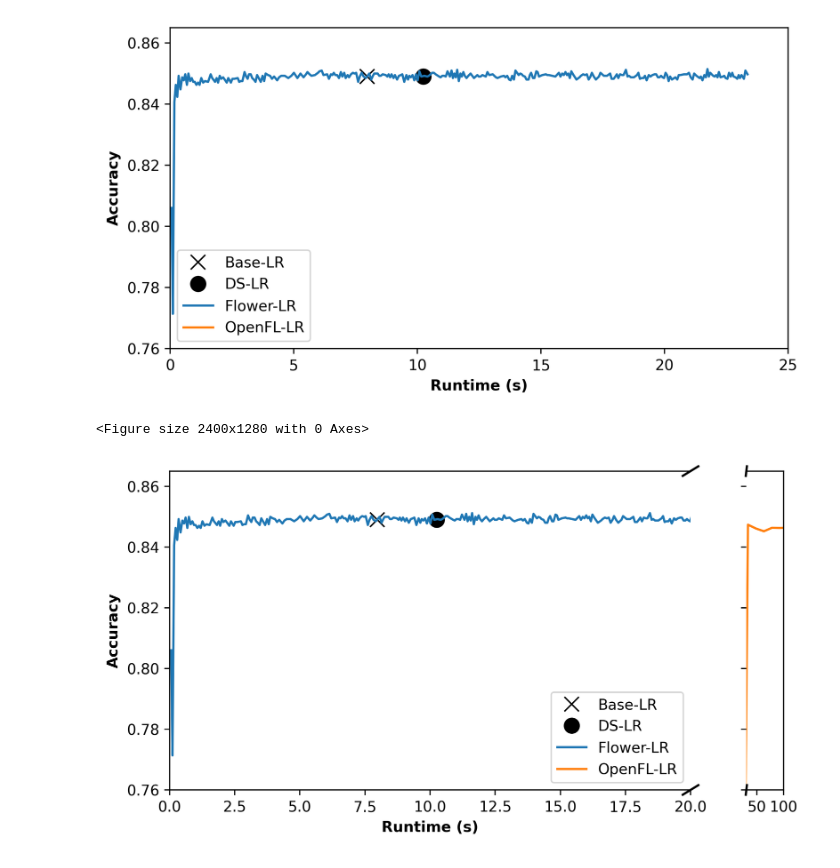
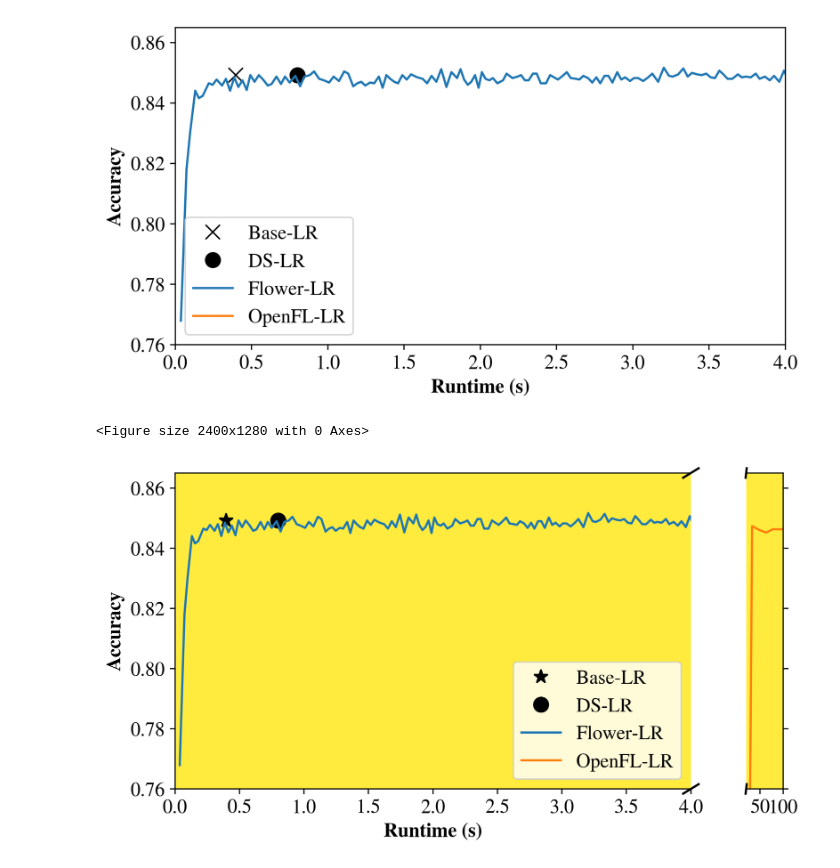
Before and after one commit to KoSpades/testGround, a Jupyter notebook: OverheadAnalysis/income_acc_plot.ipynb, the cells around one changed output. Cells and saved outputs as stored; diff of their text form; code cells hidden in the pictures.

```diff
--- a/OverheadAnalysis/income_acc_plot.ipynb
+++ b/OverheadAnalysis/income_acc_plot.ipynb
@@ -2,9 +2,14 @@
 import numpy as np
 import pandas as pd
 import matplotlib.pyplot as plt
+import matplotlib as mpl
 
-base_acc_time = [7.975, 0.849]
-ds_acc_time = [10.25, 0.849]
+mpl.rcParams['mathtext.fontset'] = 'stix'
+mpl.rcParams['font.family'] = 'STIXGeneral'
+mpl.rcParams['font.size'] = 13.5
+
+base_acc_time = [0.396, 0.8492]
+ds_acc_time = [0.8, 0.8492]
 # %%
 income_acc_df = pd.read_csv("income_flower_acc.txt").iloc[:, 1]
 
@@ -48,23 +53,26 @@ plt.plot(openfl_time_arr, openfl_acc_arr, label="OpenFL-LR")
 plt.xlabel("Runtime (s)", fontweight="bold")
 plt.ylabel("Accuracy", fontweight="bold")
 plt.legend()
-plt.xlim([0, 25])
-plt.ylim([0.760, 0.865])
+plt.xlim([0, 4])
+plt.ylim([0.76, 0.865])
 plt.savefig("income_8.pdf",
             facecolor="w",
             bbox_inches='tight',)
 # %% [output]
-[figure, old version]
+[figure, new version]
 # %%
 plt.figure(figsize=(7.5, 4), dpi=320)
 
 f, (ax, ax2) = plt.subplots(1, 2, sharey=True,
                             gridspec_kw={'width_ratios': [14, 1]},
-                            figsize=(7.5, 4) , dpi=320)
+                            figsize=(7.5, 4) , dpi=320,)
+
+ax.set_facecolor([255/255, 235/255, 61/255])
+ax2.set_facecolor([255/255, 235/255, 61/255])
 
 ax.plot(base_acc_time[0],
          base_acc_time[1],
-         marker='x',
+         marker='*',
          markersize=10,
          color="k",
          linewidth=0,
@@ -81,7 +89,7 @@ ax.plot(openfl_time_arr, openfl_acc_arr, label="OpenFL-LR")
 
 ax2.plot(base_acc_time[0],
          base_acc_time[1],
-         marker='x',
+         marker='*',
          markersize=10,
          color="k",
          linewidth=0,
@@ -94,35 +102,35 @@ ax2.plot(ds_acc_time[0],
          linewidth=0,
          label="DS-LR")
 ax2.plot(income_time_arr[1:], income_acc_arr[1:], label="Flower-LR")
 ax2.plot(openfl_time_arr, openfl_acc_arr, label="OpenFL-LR")
 
 # hide the spines between ax and ax2
 ax.spines['right'].set_visible(False)
 ax2.spines['left'].set_visible(False)
 ax.yaxis.tick_left()
 ax.tick_params(labelright=False)  # don't put tick labels at the top
-ax2.yaxis.tick_left()
+ax2.yaxis.tick_right()
 
 d = .015  # how big to make the diagonal lines in axes coordinates
 kwargs = dict(transform=ax.transAxes, color='k', clip_on=False)
 ax.plot((1 - d, 1 + d), (-d, +d), **kwargs)  # top-right diagonal
 ax.plot((1 - d, 1 + d), (1 - d, 1 + d), **kwargs)  # top-right diagonal
 
 kwargs.update(transform=ax2.transAxes)  # switch to the bottom axes
 ax2.plot((-d, +d), (1 - d, 1 + d), **kwargs)  # bottom-left diagonal
 ax2.plot((-d, +d), (-d, +d), **kwargs)  # bottom-right diagonal
 
-ax.set_xlim(0, 20)
-ax2.set_xlim(30, 100)
+ax.set_xlim(0, 4)
+ax2.set_xlim(20, 100)
 ax.set_ylim(0.76, 0.865)
 ax2.set_ylim(0.76, 0.865)
 
 ax.set_xlabel("Runtime (s)", fontweight="bold")
 ax.set_ylabel("Accuracy", fontweight="bold")
 ax.legend(loc=4)
 plt.savefig("income_8.pdf",
-            facecolor="w",
+            facecolor=[255/255, 235/255, 61/255],
             bbox_inches='tight',)
 # %% [output]
 <Figure size 2400x1280 with 0 Axes>
-[figure, old version]
+[figure, new version]
```
Also changed, not shown: 18 other files.
